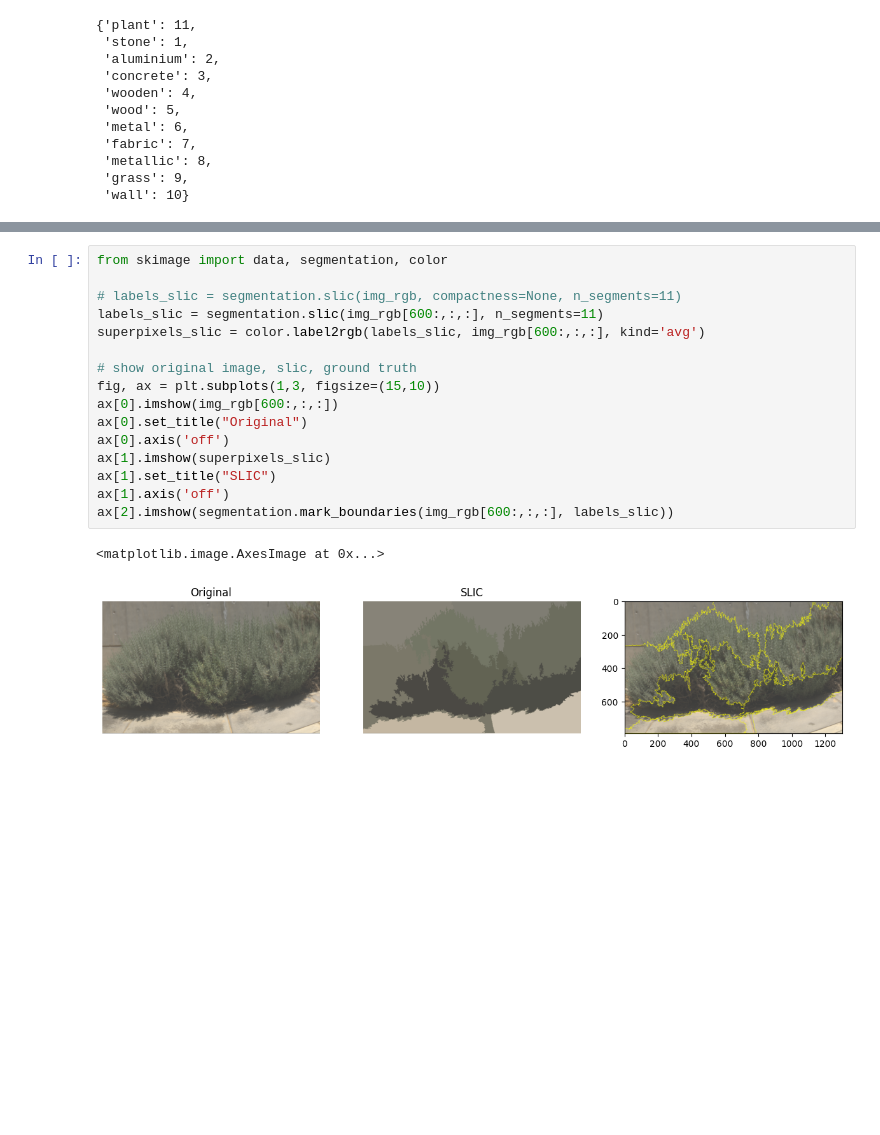
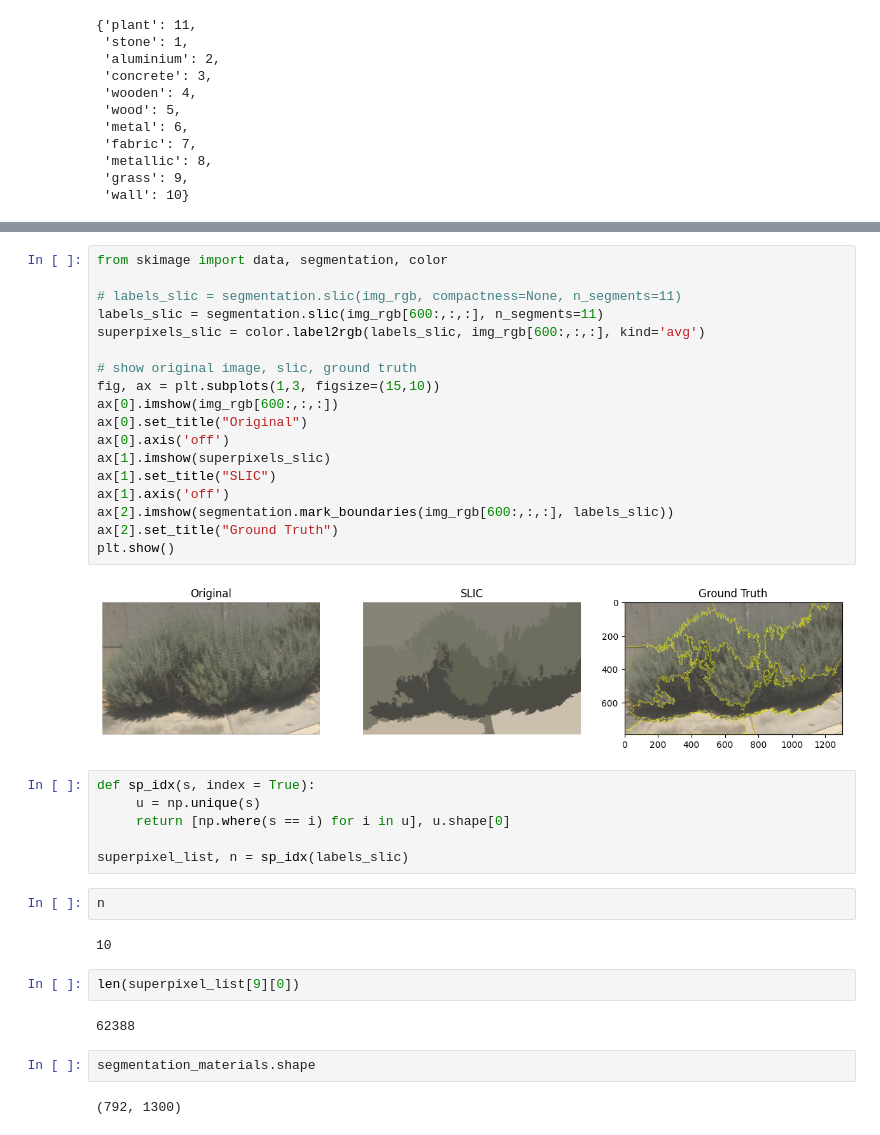
Before and after one commit to Majinka10/Hands-on-Computer-Vision, a Jupyter notebook: Sesiones/Sesion8/Spectral_Segmentacion.ipynb, the cells around one changed output, grey strips where cells are left out. Cells and saved outputs as stored; diff of their text form; blank space fills up the shorter version.

Commit message:
Notebook segmentation done

```diff
--- a/Sesiones/Sesion8/Spectral_Segmentacion.ipynb
+++ b/Sesiones/Sesion8/Spectral_Segmentacion.ipynb
@@ -433,22 +411,41 @@ materials_dict
 # %%
 from skimage import data, segmentation, color
 
 # labels_slic = segmentation.slic(img_rgb, compactness=None, n_segments=11)
 labels_slic = segmentation.slic(img_rgb[600:,:,:], n_segments=11)
 superpixels_slic = color.label2rgb(labels_slic, img_rgb[600:,:,:], kind='avg')
 
 # show original image, slic, ground truth
 fig, ax = plt.subplots(1,3, figsize=(15,10))
 ax[0].imshow(img_rgb[600:,:,:])
 ax[0].set_title("Original")
 ax[0].axis('off')
 ax[1].imshow(superpixels_slic)
 ax[1].set_title("SLIC")
 ax[1].axis('off')
 ax[2].imshow(segmentation.mark_boundaries(img_rgb[600:,:,:], labels_slic))
+ax[2].set_title("Ground Truth")
+plt.show()
 # %% [output]
-<matplotlib.image.AxesImage at 0x...>
-[figure, old version]
+[figure, new version]
+# %%
+def sp_idx(s, index = True):
+     u = np.unique(s)
+     return [np.where(s == i) for i in u], u.shape[0]
+
+superpixel_list, n = sp_idx(labels_slic)
+# %%
+n
+# %% [output]
+10
+# %%
+len(superpixel_list[9][0])
+# %% [output]
+62388
+# %%
+segmentation_materials.shape
+# %% [output]
+(792, 1300)
 # %%
 def sp_idx(s, index = True):
      u = np.unique(s)
```
Also changed, not shown: parts of 8 cells of this notebook.
